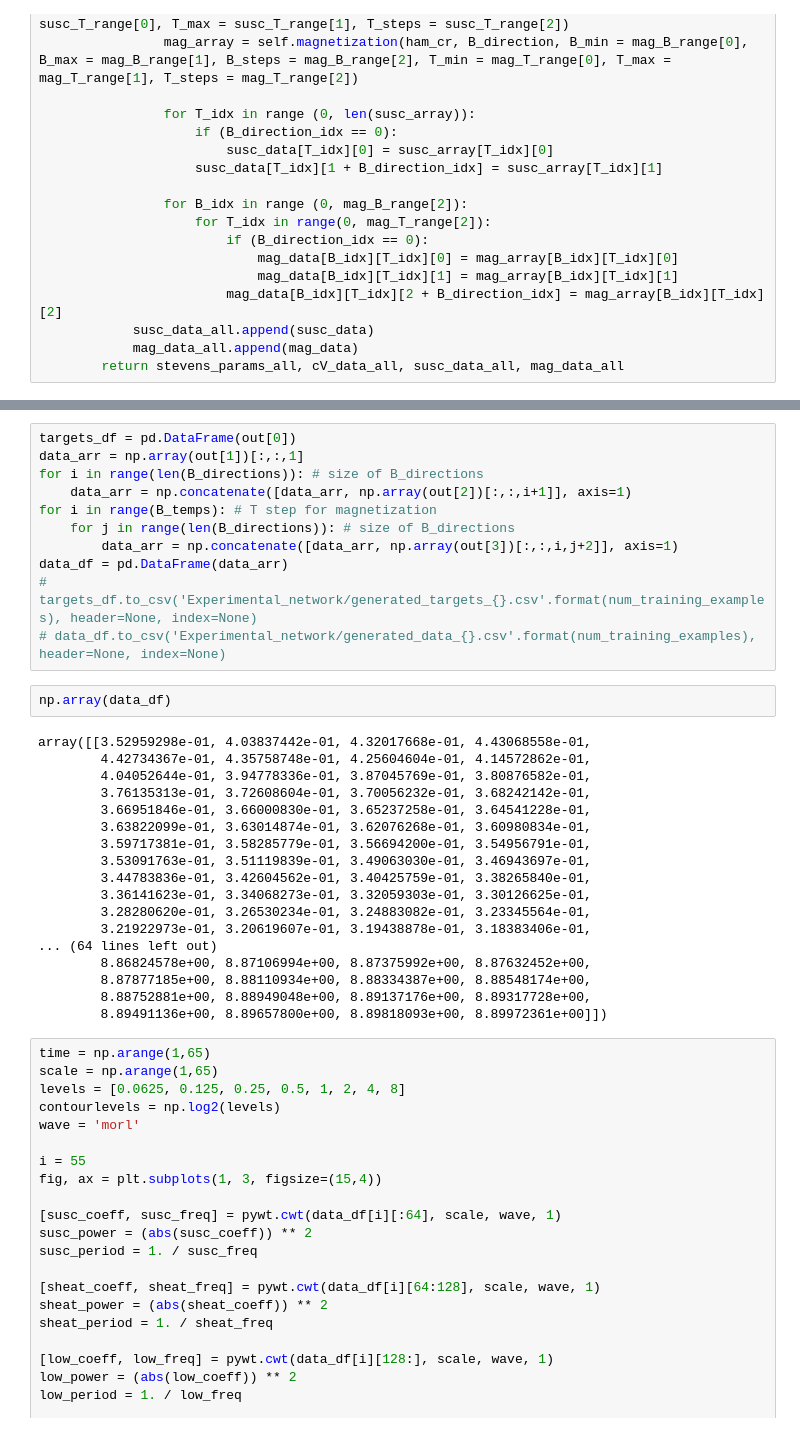
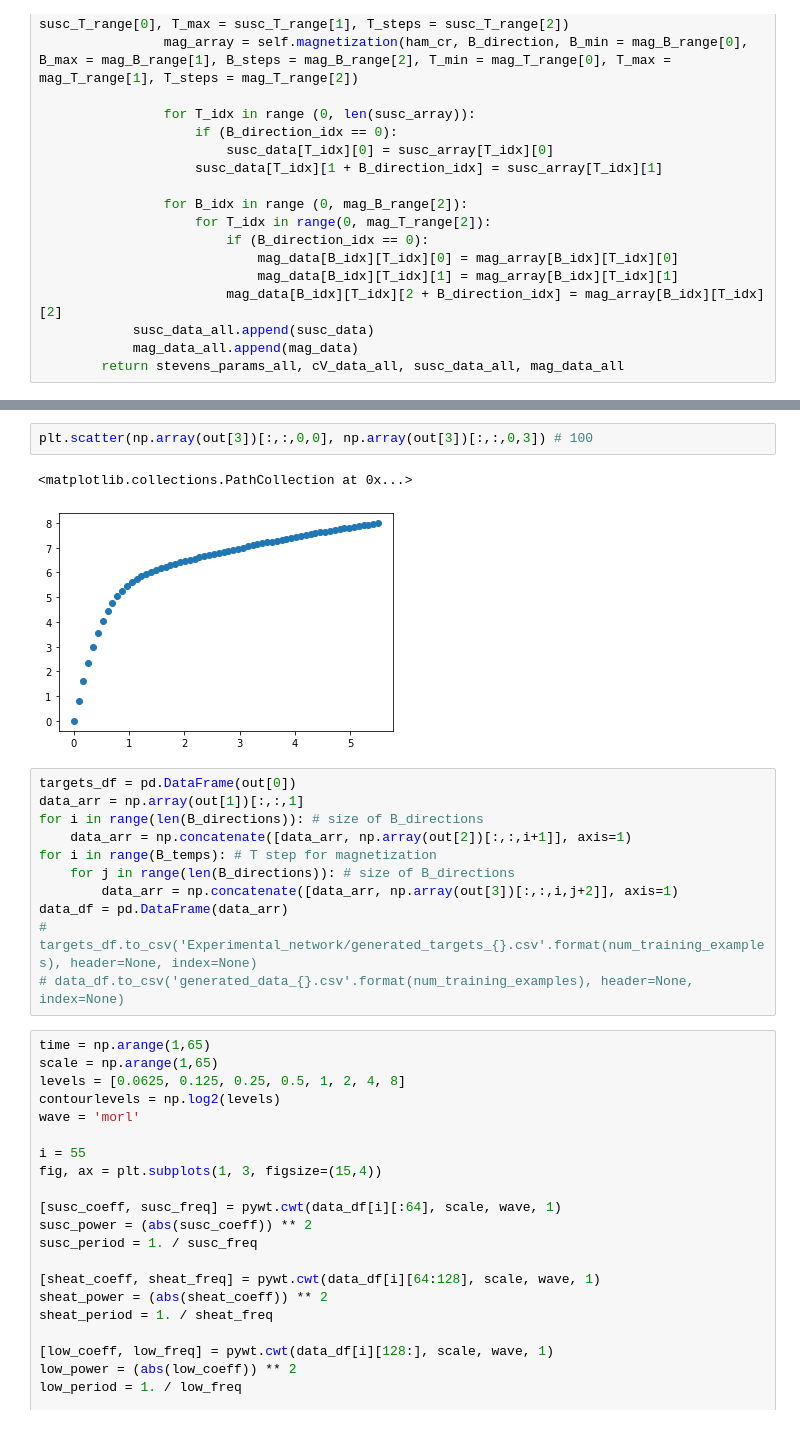
Before and after one commit to Orth-Research/ml_cr, a Jupyter notebook: DataGeneration.ipynb, the cells around one changed output, grey strips where cells are left out. Drawn from its saved outputs; the diff is of its cells as text.

```diff
--- a/DataGeneration.ipynb
+++ b/DataGeneration.ipynb
@@ -381,3 +366,8 @@ out[3]
+# %%
+plt.scatter(np.array(out[3])[:,:,0,0], np.array(out[3])[:,:,0,3]) # 100
+# %% [output]
+<matplotlib.collections.PathCollection at 0x...>
+[figure, added]
 # %%
 targets_df = pd.DataFrame(out[0])
 data_arr = np.array(out[1])[:,:,1]
@@ -388,27 +378,7 @@ for i in range(B_temps): # T step for magnetization
         data_arr = np.concatenate([data_arr, np.array(out[3])[:,:,i,j+2]], axis=1)
 data_df = pd.DataFrame(data_arr)
 # targets_df.to_csv('Experimental_network/generated_targets_{}.csv'.format(num_training_examples), header=None, index=None)
-# data_df.to_csv('Experimental_network/generated_data_{}.csv'.format(num_training_examples), header=None, index=None)
+# data_df.to_csv('generated_data_{}.csv'.format(num_training_examples), header=None, index=None)
-# %%
-np.array(data_df)
-# %% [output]
-array([[3.52959298e-01, 4.03837442e-01, 4.32017668e-01, 4.43068558e-01,
-        4.42734367e-01, 4.35758748e-01, 4.25604604e-01, 4.14572862e-01,
-        4.04052644e-01, 3.94778336e-01, 3.87045769e-01, 3.80876582e-01,
-        3.76135313e-01, 3.72608604e-01, 3.70056232e-01, 3.68242142e-01,
-        3.66951846e-01, 3.66000830e-01, 3.65237258e-01, 3.64541228e-01,
-        3.63822099e-01, 3.63014874e-01, 3.62076268e-01, 3.60980834e-01,
-        3.59717381e-01, 3.58285779e-01, 3.56694200e-01, 3.54956791e-01,
-        3.53091763e-01, 3.51119839e-01, 3.49063030e-01, 3.46943697e-01,
-        3.44783836e-01, 3.42604562e-01, 3.40425759e-01, 3.38265840e-01,
-        3.36141623e-01, 3.34068273e-01, 3.32059303e-01, 3.30126625e-01,
-        3.28280620e-01, 3.26530234e-01, 3.24883082e-01, 3.23345564e-01,
-        3.21922973e-01, 3.20619607e-01, 3.19438878e-01, 3.18383406e-01,
-... (64 lines left out)
-        8.86824578e+00, 8.87106994e+00, 8.87375992e+00, 8.87632452e+00,
-        8.87877185e+00, 8.88110934e+00, 8.88334387e+00, 8.88548174e+00,
-        8.88752881e+00, 8.88949048e+00, 8.89137176e+00, 8.89317728e+00,
-        8.89491136e+00, 8.89657800e+00, 8.89818093e+00, 8.89972361e+00]])
 # %%
 time = np.arange(1,65)
 scale = np.arange(1,65)
```
Also changed, not shown: parts of 5 cells of this notebook, 49 other files.
